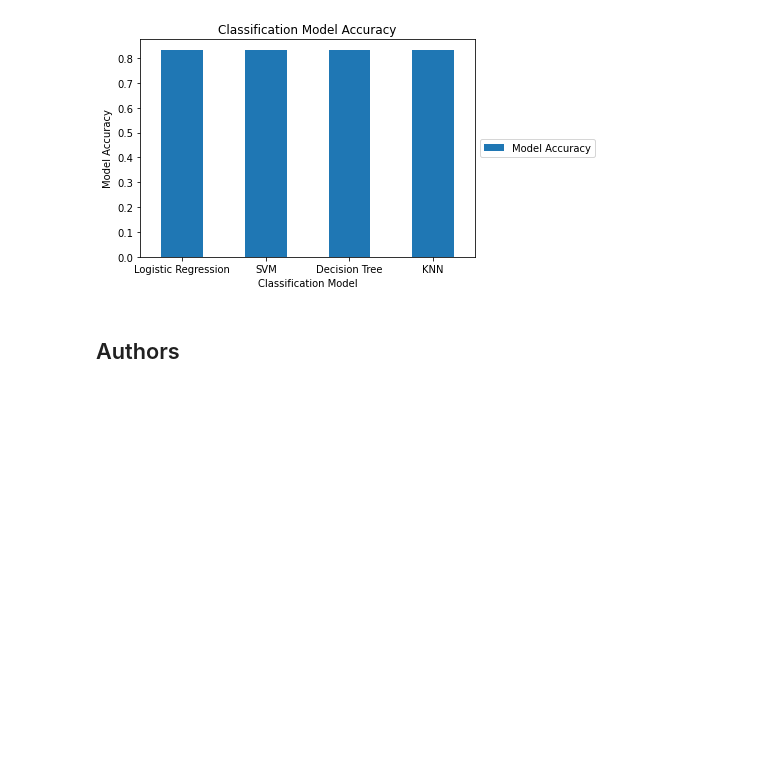
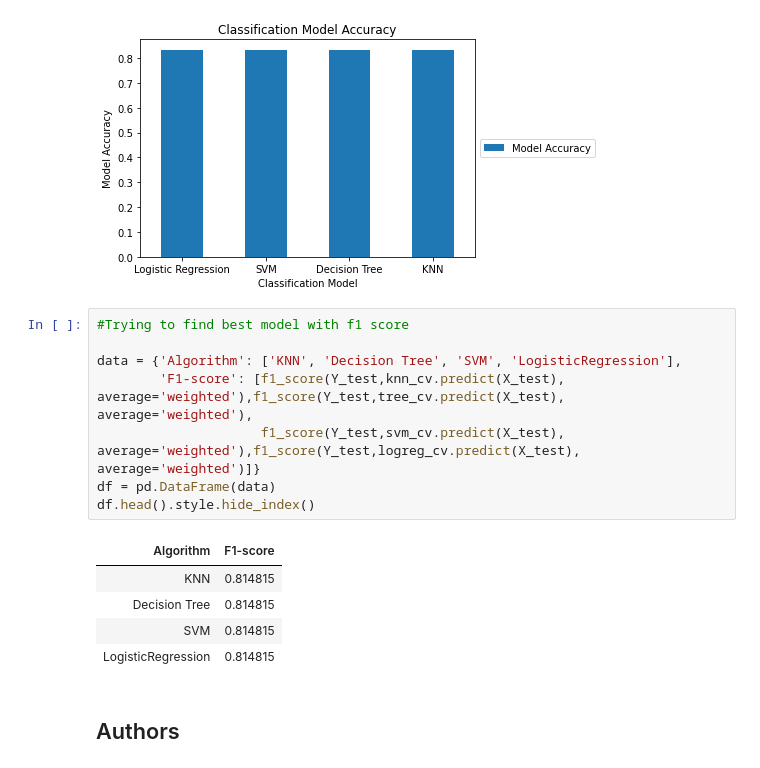
Before and after one commit to jbcjr/IBM-Applied-Data-Science-Capstone, a Jupyter notebook: 8 - Machine Learning Prediction.ipynb, the cells around one changed output. Drawn from its saved outputs; the diff is of its cells as text; blank space fills up the shorter version.

```diff
--- a/8 - Machine Learning Prediction.ipynb
+++ b/8 - Machine Learning Prediction.ipynb
@@ -358,6 +358,20 @@ plt.ylabel("Model Accuracy")
 # %% [output]
 Text(0, 0.5, 'Model Accuracy')
 [figure]
+# %%
+#Trying to find best model with f1 score
+
+data = {'Algorithm': ['KNN', 'Decision Tree', 'SVM', 'LogisticRegression'],
+        'F1-score': [f1_score(Y_test,knn_cv.predict(X_test), average='weighted'),f1_score(Y_test,tree_cv.predict(X_test), average='weighted'),
+                     f1_score(Y_test,svm_cv.predict(X_test), average='weighted'),f1_score(Y_test,logreg_cv.predict(X_test), average='weighted')]}
+df = pd.DataFrame(data)
+df.head().style.hide_index()
+# %% [output]
+| Algorithm | F1-score |
+| KNN | 0.814815 |
+| Decision Tree | 0.814815 |
+| SVM | 0.814815 |
+| LogisticRegression | 0.814815 |
 # %% [markdown]
 ## Authors
 # %% [markdown]
```
